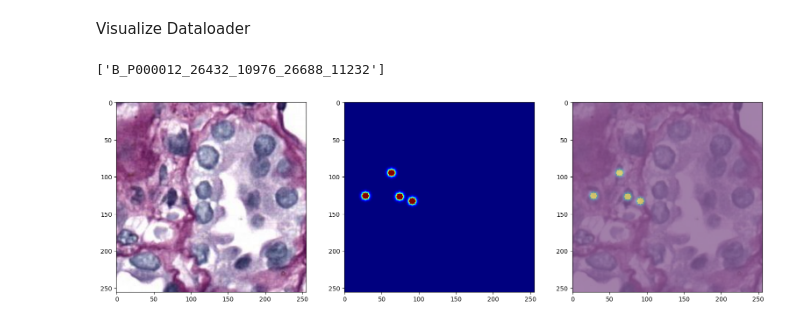
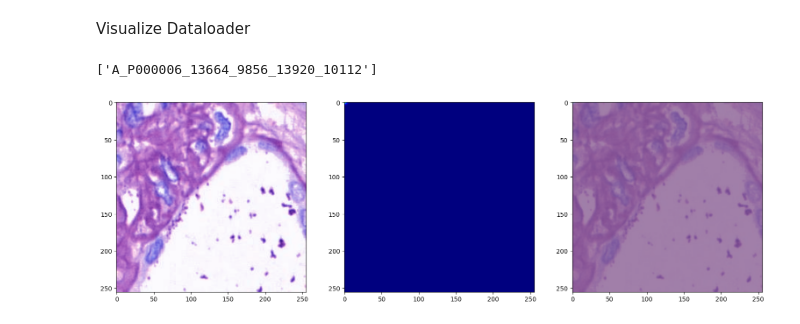
Before and after one commit to aamirchaudry29/Monkey_TIAKong, a Jupyter notebook: patch_visualization.ipynb, the cells around one changed output. Drawn from its saved outputs; the diff is of its cells as text; code cells hidden in the pictures.

```diff
--- a/patch_visualization.ipynb
+++ b/patch_visualization.ipynb
@@ -146,18 +146,18 @@ train_loader, val_loader = get_dataloaders(
     IOconfig, val_fold=1, task=1, batch_size=1, disk_radius=9
 )
 # %%
-data = next(iter(val_loader))
+data = next(iter(train_loader))
 print(data["id"])
 image = data["image"][0].numpy()
 mask = data["mask"][0][0].numpy()
 
 image = np.moveaxis(image, 0, 2)
 fig, axes = plt.subplots(1, 3, figsize=(19, 19))
 axes[0].imshow(image)
 axes[1].imshow(mask, cmap="jet")
 axes[2].imshow(image, alpha=0.5)
 axes[2].imshow(mask, alpha=0.5)
 plt.show()
 # %% [output]
-['B_P000012_26432_10976_26688_11232']
+['A_P000006_13664_9856_13920_10112']
-[figure, old version]
+[figure, new version]
```
Also changed, not shown: 3 other files.
